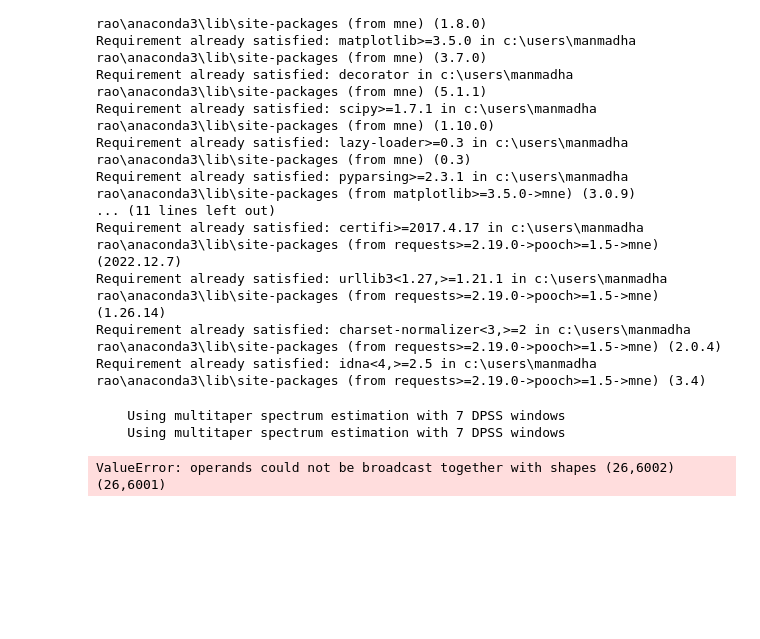
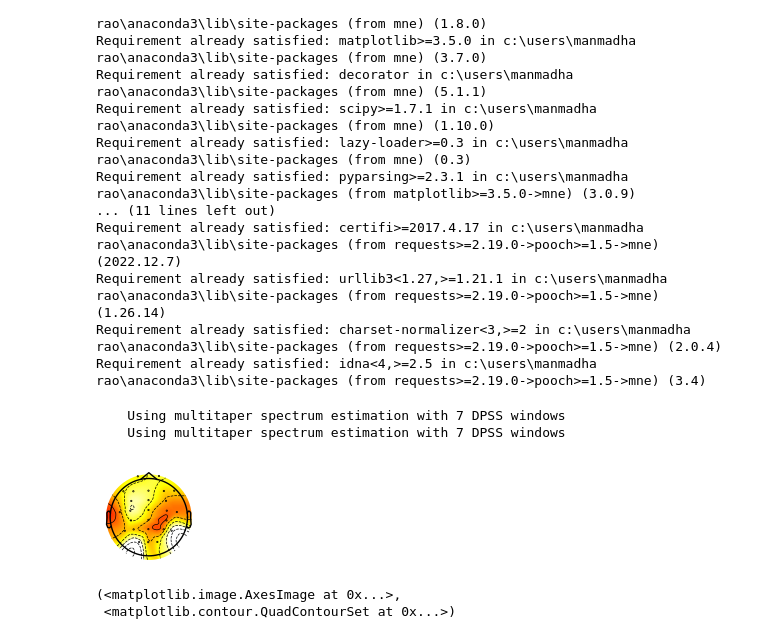
Before and after one commit to sreevallikasavalapu/mental_depression_detection, a Jupyter notebook: mental depression through eeg signals.ipynb, the cells around one changed output. Saved outputs shown, nothing was run; the diff lists cells and outputs as text; code cells hidden in the pictures; blank space fills up the shorter version.

```diff
--- a/mental depression through eeg signals.ipynb
+++ b/mental depression through eeg signals.ipynb
@@ -307,44 +287,34 @@ Requirement already satisfied: certifi>=2017.4.17 in c:\users\manmadha rao\anaco
 Requirement already satisfied: urllib3<1.27,>=1.21.1 in c:\users\manmadha rao\anaconda3\lib\site-packages (from requests>=2.19.0->pooch>=1.5->mne) (1.26.14)
 Requirement already satisfied: charset-normalizer<3,>=2 in c:\users\manmadha rao\anaconda3\lib\site-packages (from requests>=2.19.0->pooch>=1.5->mne) (2.0.4)
 Requirement already satisfied: idna<4,>=2.5 in c:\users\manmadha rao\anaconda3\lib\site-packages (from requests>=2.19.0->pooch>=1.5->mne) (3.4)
-# %%
-# from mne.time_frequency import psd_welch
-# alpha = (8, 12)
-# fmin = 0
-# fmax= 100
-# average = 'mean'
-# window = 'hamming'
-
-# psd1, freq = mne.time_frequency.psd_welch(ec_raw,window=window, picks=picks,average=average, verbose=0)
-# psd2, freq = mne.time_frequency.psd_welch(nc_raw,window=window, picks=picks,average=average, verbose=0)
-
-# freq_idx = [np.argmin(np.abs(freq - frequency)) for frequency in alpha]
-# freq_range = slice(freq_idx[0], freq_idx[1] + 1)
-
-# psd_diff = psd2 - psd1
-# psd_avg = psd_diff[:, freq_idx].mean(axis = 1)
-
-# mne.viz.plot_topomap(psd_avg, info, cmap='hot_r', outlines='head', show=True)
-from mne.time_frequency import psd_array_multitaper
-
-alpha = (8, 12)
-fmin = 0
-fmax= 100
-average = 'mean'
-window = 'hamming'
-
-# Assuming 'ec_raw' and 'nc_raw' are your Raw objects
-psd1, freq = psd_array_multitaper(ec_raw.get_data(), ec_raw.info['sfreq'], fmin=fmin, fmax=fmax)
-psd2, freq = psd_array_multitaper(nc_raw.get_data(), nc_raw.info['sfreq'], fmin=fmin, fmax=fmax)
-
-freq_idx = [np.argmin(np.abs(freq - frequency)) for frequency in alpha]
-freq_range = slice(freq_idx[0], freq_idx[1] + 1)
-
-psd_diff = psd2 - psd1
-psd_avg = psd_diff[:, freq_idx].mean(axis = 1)
-
-mne.viz.plot_topomap(psd_avg, info, cmap='hot_r', outlines='head', show=True)
-# %% [output]
-    Using multitaper spectrum estimation with 7 DPSS windows
-    Using multitaper spectrum estimation with 7 DPSS windows
-ValueError: operands could not be broadcast together with shapes (26,6002) (26,6001)
+# %%
+
+from mne.time_frequency import psd_array_multitaper
+
+alpha = (8, 12)
+fmin = 0
+fmax= 100
+average = 'mean'
+window = 'hamming'
+
+# Assuming 'ec_raw' and 'nc_raw' are your Raw objects
+psd1, freq = psd_array_multitaper(ec_raw.get_data(), ec_raw.info['sfreq'], fmin=fmin, fmax=fmax)
+psd2, freq = psd_array_multitaper(nc_raw.get_data(), nc_raw.info['sfreq'], fmin=fmin, fmax=fmax)
+info = ec_raw.info
+
+freq_idx = [np.argmin(np.abs(freq - frequency)) for frequency in alpha]
+freq_range = slice(freq_idx[0], freq_idx[1] + 1)
+min_length = min(psd1.shape[1], psd2.shape[1])
+psd1 = psd1[:, :min_length]
+psd2 = psd2[:, :min_length]
+
+psd_diff = psd2 - psd1
+psd_avg = psd_diff[:, freq_idx].mean(axis = 1)
+
+mne.viz.plot_topomap(psd_avg, info, cmap='hot_r', outlines='head', show=True)
+# %% [output]
+    Using multitaper spectrum estimation with 7 DPSS windows
+    Using multitaper spectrum estimation with 7 DPSS windows
+[figure, added]
+(<matplotlib.image.AxesImage at 0x...>,
+ <matplotlib.contour.QuadContourSet at 0x...>)
```
Also changed, not shown: parts of 5 cells of this notebook.
